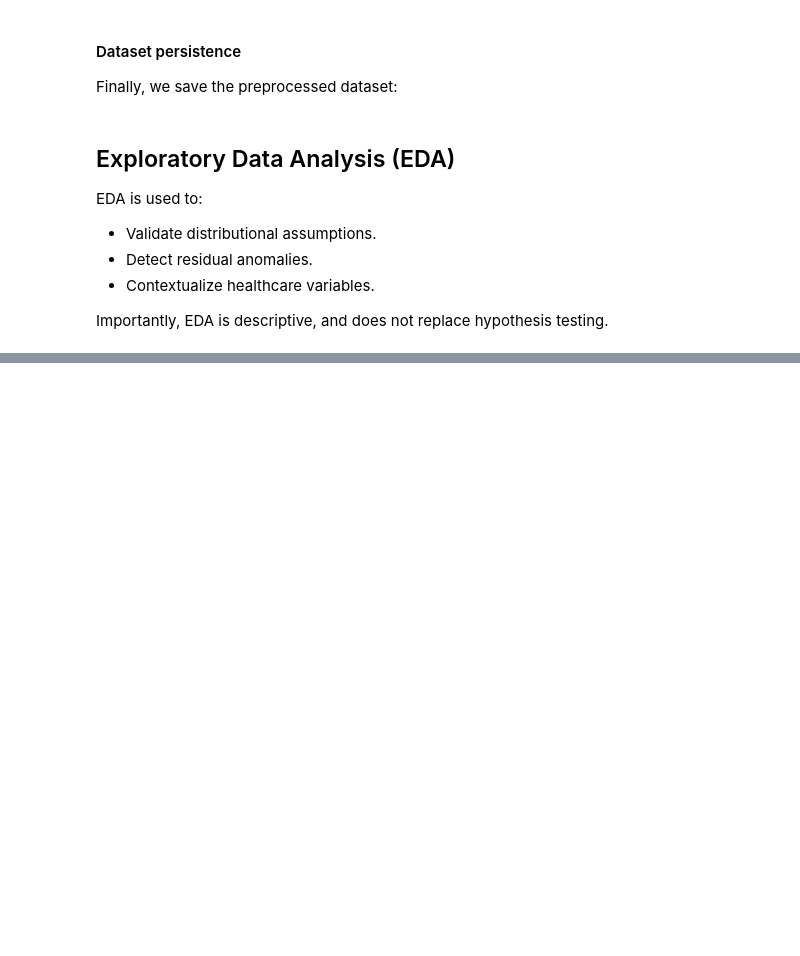
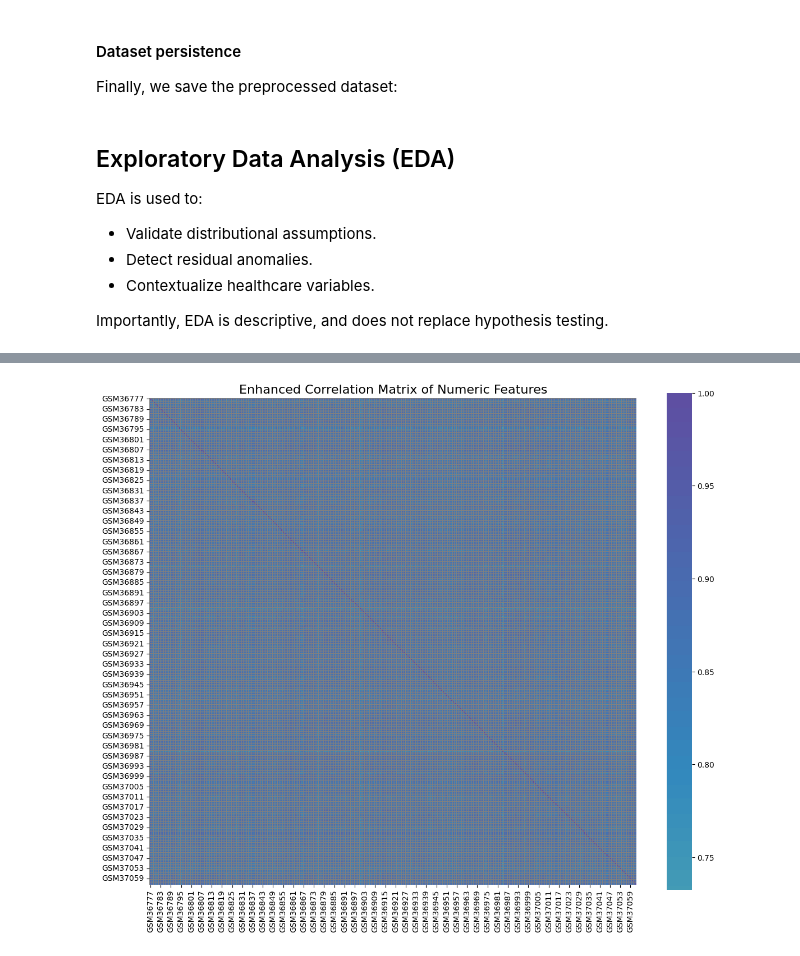
Before and after one commit to ibejerano/unie-healthcare-clustering, a Jupyter notebook: src/breast_cancer_clustering_GSE2034.ipynb, the cells around one changed output, grey strips where cells are left out. Drawn from its saved outputs; the diff is of its cells as text; code cells hidden in the pictures; blank space fills up the shorter version.

```diff
--- a/src/breast_cancer_clustering_GSE2034.ipynb
+++ b/src/breast_cancer_clustering_GSE2034.ipynb
@@ -985,11 +1023,16 @@ if not metadata_numeric.empty:
 # %%
 from sklearn.preprocessing import StandardScaler
 
-# Identify numeric (continuous) columns for scaling
-numeric_cols_for_scaling = X_encoded.select_dtypes(include=[np.number]).columns.tolist()
+# Identify numeric (continuous) columns
+numeric_cols_for_scaling = X_encoded.select_dtypes(
+    include=[np.number]).columns.tolist()
 
-scaler = StandardScaler()
-X_encoded[numeric_cols_for_scaling] = scaler.fit_transform(X_encoded[numeric_cols_for_scaling])
+# Apply standard scaling
+scaler = StandardScaler() # Z-score normalization
+X_encoded[numeric_cols_for_scaling] = scaler.fit_transform(
+    X_encoded[numeric_cols_for_scaling])
 
-print("Feature scaling applied to numeric features.")
+print("Feature scaling applied to numeric features:")
+print(f"Scaled columns: {numeric_cols_for_scaling[:10]} ... (total {
+    len(numeric_cols_for_scaling)})")
 X_encoded.head()
@@ -1009,0 +1128,21 @@ Importantly, EDA is descriptive, and does not replace hypothesis testing.
+# %%
+if numeric_cols:
+    corr_matrix = X_encoded[numeric_cols].corr()
+    plt.figure(figsize=(12, 10))
+    sns.heatmap(
+        corr_matrix,
+        annot=False,
+        cmap='Spectral',
+        center=0,
+        linewidths=0.5,
+        linecolor='gray',
+        cbar=True,
+        square=True
+    )
+    plt.title('Enhanced Correlation Matrix of Numeric Features', fontsize=16)
+    plt.tight_layout()
+    plt.show()
+else:
+    print("No numeric columns available for correlation check.")
+# %% [output]
+[figure, added]
```
Also changed, not shown: parts of 49 cells of this notebook.
